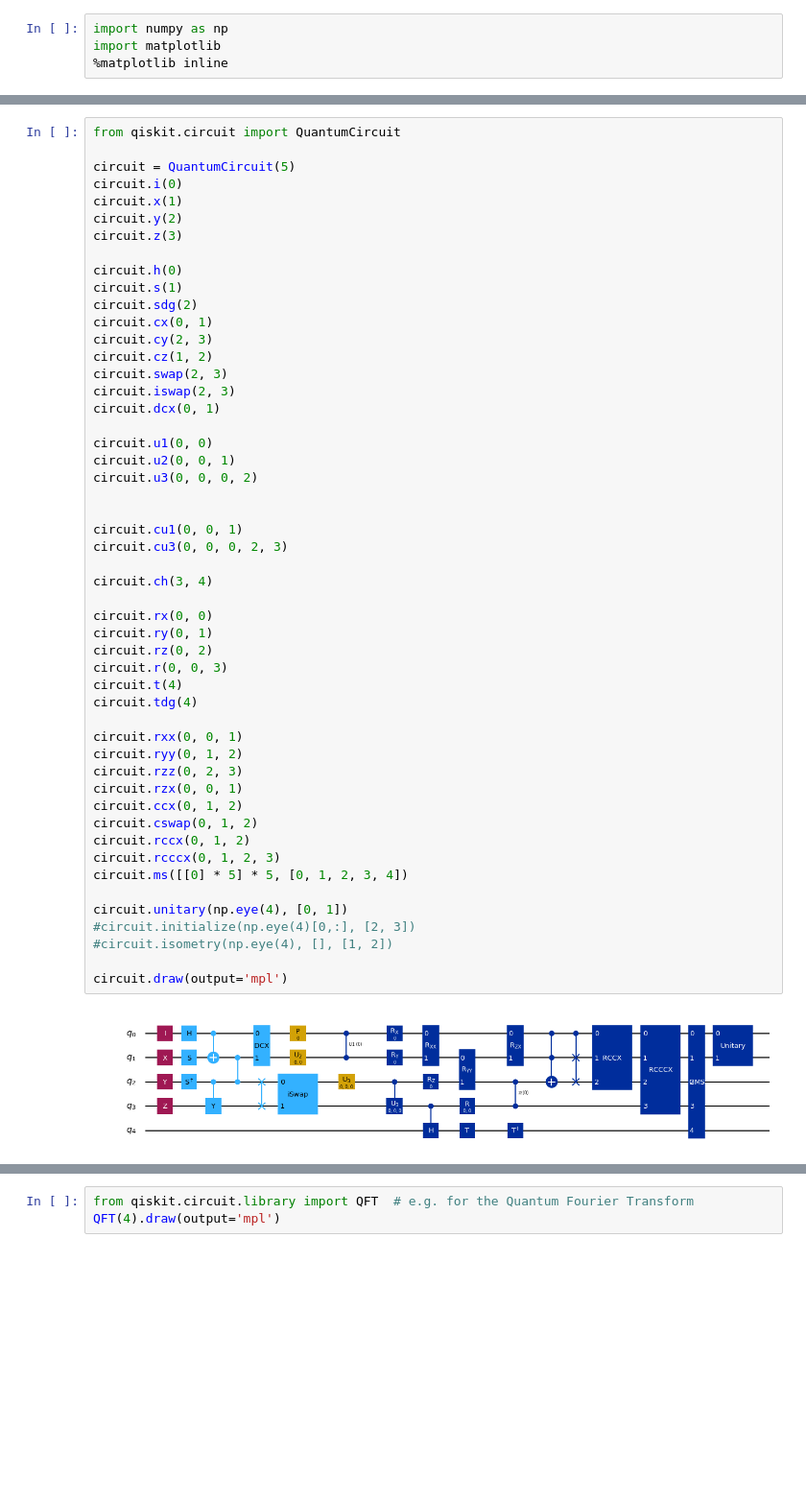
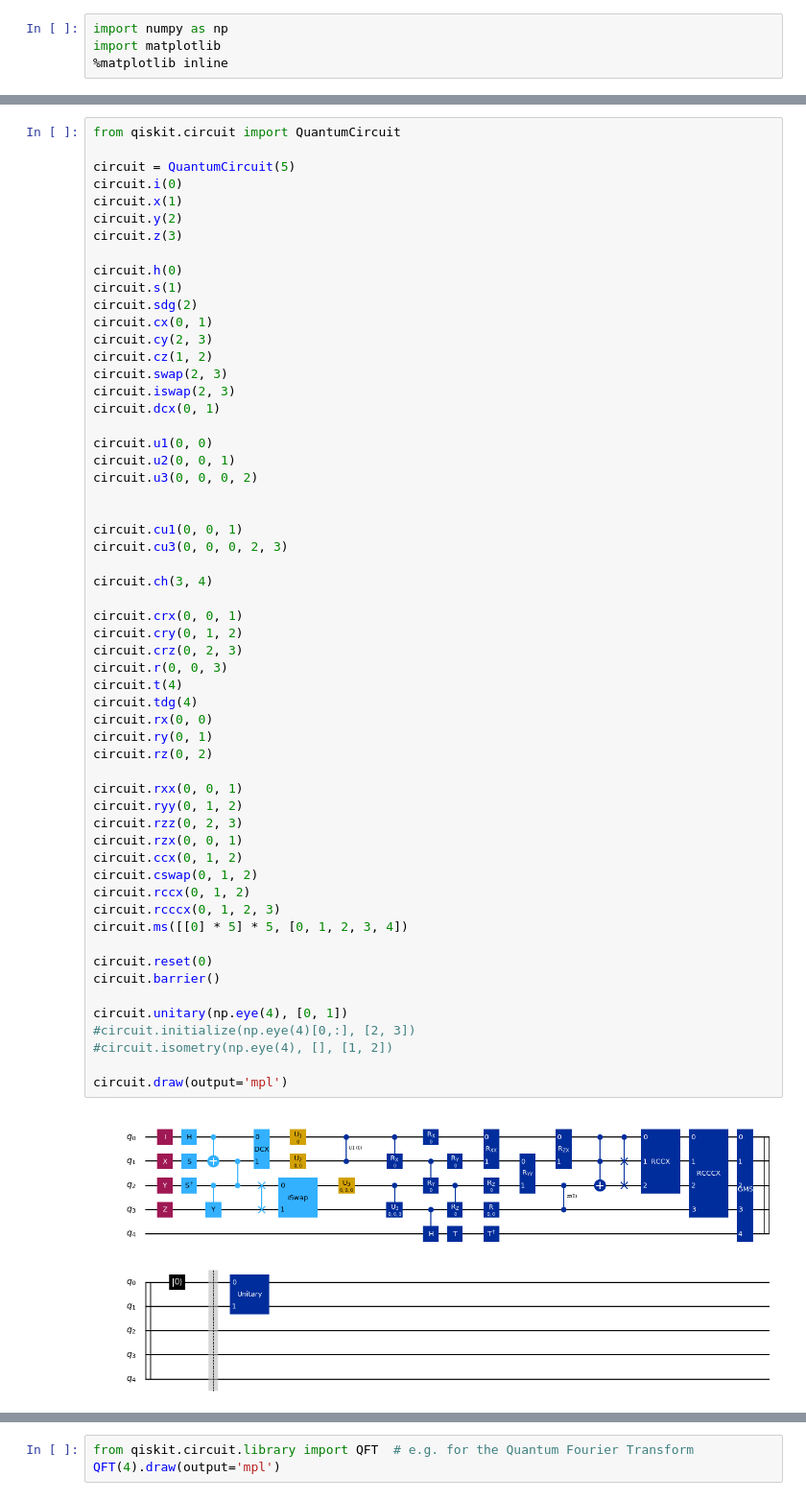
Before and after one commit to Cryoris/notebooks, a Jupyter notebook: IQX Colors Big Blue.ipynb, the cells around one changed output, grey strips where cells are left out. Shown at 96% size. Cells and saved outputs as stored; diff of their text form; blank space fills up the shorter version.

Commit message:
update circuits session

```diff
--- a/IQX Colors Big Blue.ipynb
+++ b/IQX Colors Big Blue.ipynb
@@ -28,34 +40,40 @@ circuit.dcx(0, 1)
 circuit.u1(0, 0)
 circuit.u2(0, 0, 1)
 circuit.u3(0, 0, 0, 2)
 
 
 circuit.cu1(0, 0, 1)
 circuit.cu3(0, 0, 0, 2, 3)
 
 circuit.ch(3, 4)
 
+circuit.crx(0, 0, 1)
+circuit.cry(0, 1, 2)
+circuit.crz(0, 2, 3)
+circuit.r(0, 0, 3)
+circuit.t(4)
+circuit.tdg(4)
 circuit.rx(0, 0)
 circuit.ry(0, 1)
 circuit.rz(0, 2)
-circuit.r(0, 0, 3)
-circuit.t(4)
-circuit.tdg(4)
 
 circuit.rxx(0, 0, 1)
 circuit.ryy(0, 1, 2)
 circuit.rzz(0, 2, 3)
 circuit.rzx(0, 0, 1)
 circuit.ccx(0, 1, 2)
 circuit.cswap(0, 1, 2)
 circuit.rccx(0, 1, 2)
 circuit.rcccx(0, 1, 2, 3)
 circuit.ms([[0] * 5] * 5, [0, 1, 2, 3, 4])
 
+circuit.reset(0)
+circuit.barrier()
+
 circuit.unitary(np.eye(4), [0, 1])
 #circuit.initialize(np.eye(4)[0,:], [2, 3])
 #circuit.isometry(np.eye(4), [], [1, 2])
 
 circuit.draw(output='mpl')
 # %% [output]
-[figure, old version]
+[figure, new version]
```
Also changed, not shown: parts of 9 cells of this notebook, 23 other files.
